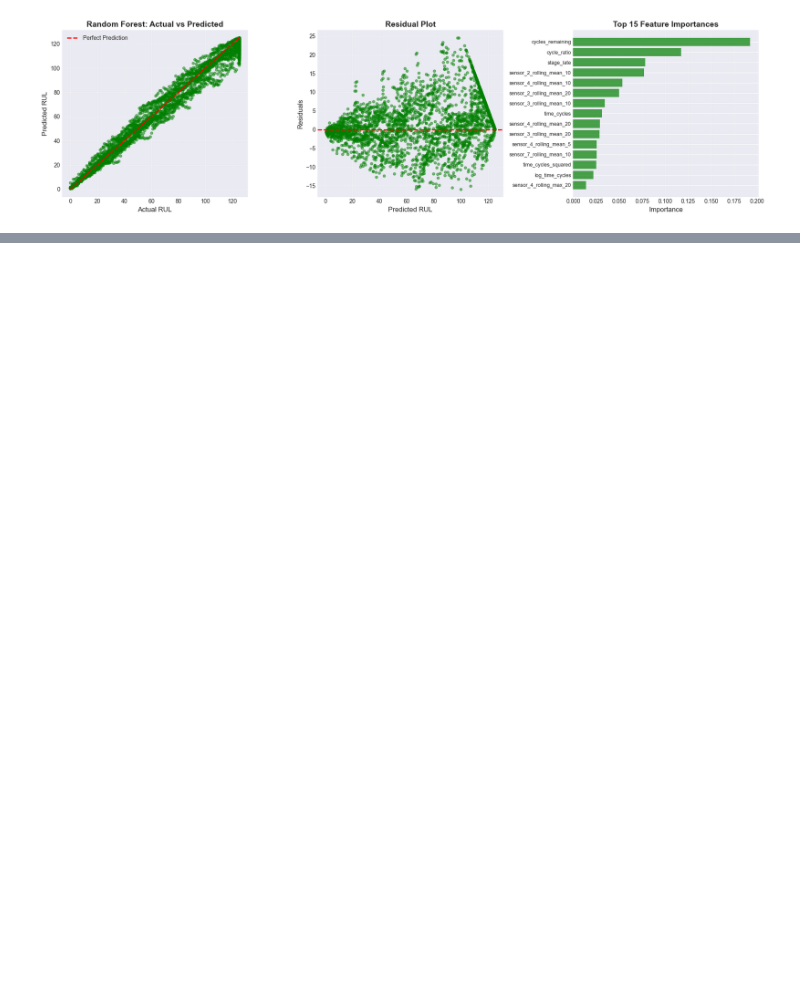
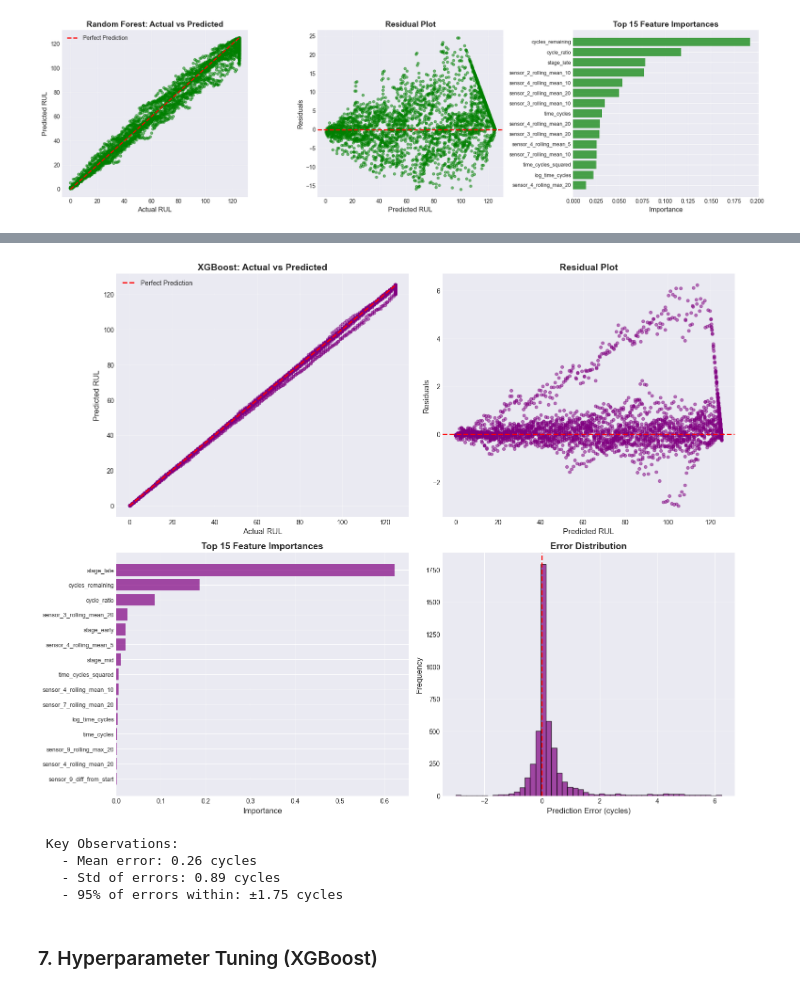
Before and after one commit to kumaraadya/Predictive-Maintenance-for-Industrial-Equipment, a Jupyter notebook: notebooks/03_modeling.ipynb, the cells around one changed output, grey strips where cells are left out. Saved outputs shown, nothing was run; the diff lists cells and outputs as text; code cells hidden in the pictures; blank space fills up the shorter version.

```diff
--- a/notebooks/03_modeling.ipynb
+++ b/notebooks/03_modeling.ipynb
@@ -340,0 +434,52 @@ plt.show()
+# %%
+fig, axes = plt.subplots(2, 2, figsize=(15, 12))
+
+axes[0, 0].scatter(y_test, y_pred_xgb, alpha=0.5, s=20, c='purple')
+axes[0, 0].plot([y_test.min(), y_test.max()], [y_test.min(), y_test.max()],
+                'r--', linewidth=2, label='Perfect Prediction')
+axes[0, 0].set_xlabel('Actual RUL', fontsize=12)
+axes[0, 0].set_ylabel('Predicted RUL', fontsize=12)
+axes[0, 0].set_title('XGBoost: Actual vs Predicted', fontsize=14, fontweight='bold')
+axes[0, 0].legend()
+axes[0, 0].grid(True, alpha=0.3)
+
+residuals_xgb = y_test - y_pred_xgb
+axes[0, 1].scatter(y_pred_xgb, residuals_xgb, alpha=0.5, s=20, c='purple')
+axes[0, 1].axhline(y=0, color='r', linestyle='--', linewidth=2)
+axes[0, 1].set_xlabel('Predicted RUL', fontsize=12)
+axes[0, 1].set_ylabel('Residuals', fontsize=12)
+axes[0, 1].set_title('Residual Plot', fontsize=14, fontweight='bold')
+axes[0, 1].grid(True, alpha=0.3)
+
+top_features_xgb = feature_importance_xgb.head(15)
+axes[1, 0].barh(range(len(top_features_xgb)), top_features_xgb['importance'],
+                color='purple', alpha=0.7)
+axes[1, 0].set_yticks(range(len(top_features_xgb)))
+axes[1, 0].set_yticklabels([f[:30] for f in top_features_xgb['feature']], fontsize=9)
+axes[1, 0].set_xlabel('Importance', fontsize=12)
+axes[1, 0].set_title('Top 15 Feature Importances', fontsize=14, fontweight='bold')
+axes[1, 0].invert_yaxis()
+axes[1, 0].grid(True, alpha=0.3, axis='x')
+
+axes[1, 1].hist(residuals_xgb, bins=50, edgecolor='black', alpha=0.7, color='purple')
+axes[1, 1].axvline(x=0, color='r', linestyle='--', linewidth=2)
+axes[1, 1].set_xlabel('Prediction Error (cycles)', fontsize=12)
+axes[1, 1].set_ylabel('Frequency', fontsize=12)
+axes[1, 1].set_title('Error Distribution', fontsize=14, fontweight='bold')
+axes[1, 1].grid(True, alpha=0.3, axis='y')
+
+plt.tight_layout()
+plt.show()
+
+print("\n Key Observations:")
+print(f"   - Mean error: {residuals_xgb.mean():.2f} cycles")
+print(f"   - Std of errors: {residuals_xgb.std():.2f} cycles")
+print(f"   - 95% of errors within: ±{residuals_xgb.std() * 1.96:.2f} cycles")
+# %% [output]
+[figure, added]
+ Key Observations:
+   - Mean error: 0.26 cycles
+   - Std of errors: 0.89 cycles
+   - 95% of errors within: ±1.75 cycles
+# %% [markdown]
+### 7. Hyperparameter Tuning (XGBoost)
```
Also changed, not shown: parts of 11 cells of this notebook, 1 other file.
